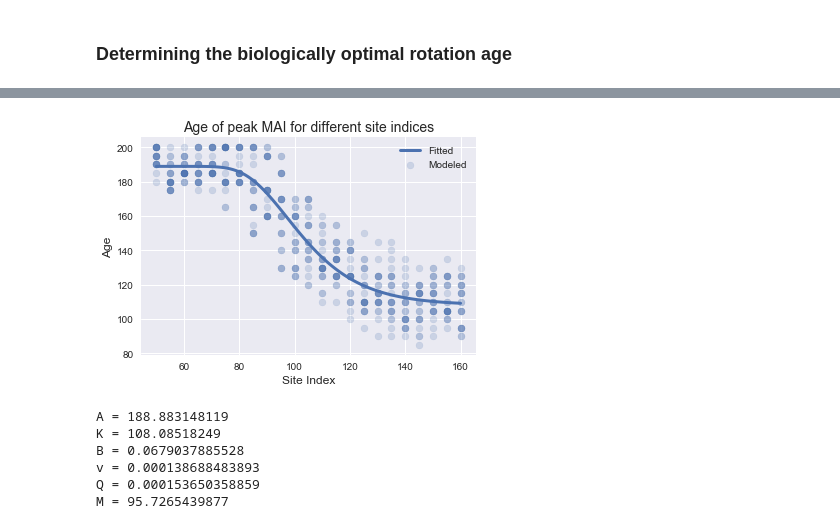
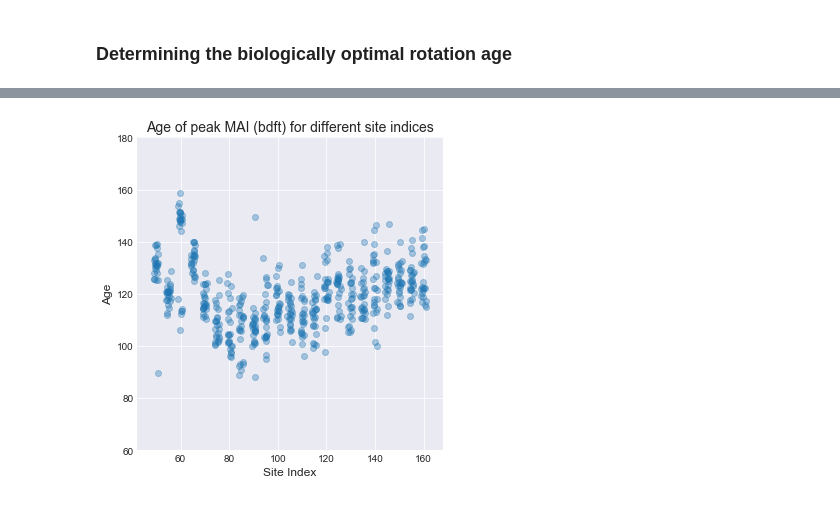
Before and after one commit to Ecotrust/FSC_Case_Studies, a Jupyter notebook: FSC Case Study Determining Rotation Length.ipynb, the cells around one changed output, grey strips where cells are left out. Cells and saved outputs as stored; diff of their text form; code cells hidden in the pictures.

```diff
--- a/FSC Case Study Determining Rotation Length.ipynb
+++ b/FSC Case Study Determining Rotation Length.ipynb
@@ -93,32 +127,13 @@ def richards(x, A, K, B, v, Q, M):
-# %%
-maxes = long[['year', 'siteindex']].iloc[long.groupby(['caseid', 'siteindex'])['tot_mai'].idxmax()]
-avg = maxes.groupby('siteindex').mean()
-stats = maxes.groupby('siteindex').agg(['median', 'mean', 'std'])
-plt.scatter(x=maxes.siteindex, y=maxes.year, alpha=0.2, label="Modeled")
-
-# fit a richards curve to observed MAI max years
-popt, pcov = curve_fit(richards, maxes.siteindex, maxes.year, p0=[200, 80, 1,1,1,100],
-                       bounds=([165, 50, -np.inf, 0, -np.inf, -np.inf], #lower bounds
-                               [205, 150, np.inf, np.inf, np.inf, np.inf])) # upper bounds
-
-xs = np.linspace(50, 160, 100)
-plt.plot(xs, richards(xs, popt[0], popt[1], popt[2], popt[3], popt[4], popt[5]),
-         label="Fitted", lw=3)
-
-
-plt.title('Age of peak MAI for different site indices', fontsize=14)
-plt.xlabel("Site Index", fontsize=12)
-plt.ylabel("Age", fontsize=12)
-plt.legend();
-# %% [output]
-[figure, removed]
-# %%
-for var, coef in zip(['A', 'K', 'B', 'v', 'Q', 'M'], popt):
-    print(var, '=', coef) # coefficients for Richards Equation
-# %% [output]
-A = 188.883148119
-K = 108.08518249
-B = 0.0679037885528
-v = 0.000138688483893
-Q = 0.000153650358859
-M = 95.7265439877
+# %%
+# FOR ALL SITE INDICES
+maxes = long[['year', 'siteindex']].iloc[long.groupby(['caseid', 'siteindex'])['mai_bdft'].idxmax()]
+
+g = sns.lmplot(x="siteindex", y="year", data=maxes, fit_reg=False,
+               x_jitter=1, y_jitter=5, scatter_kws={'alpha':0.35})
+
+plt.ylim(60,180)
+plt.title('Age of peak MAI (bdft) for different site indices', fontsize=14)
+plt.xlabel("Site Index", fontsize=12)
+plt.ylabel("Age", fontsize=12);
+# %% [output]
+[figure, added]
```
Also changed, not shown: parts of 17 cells of this notebook.
